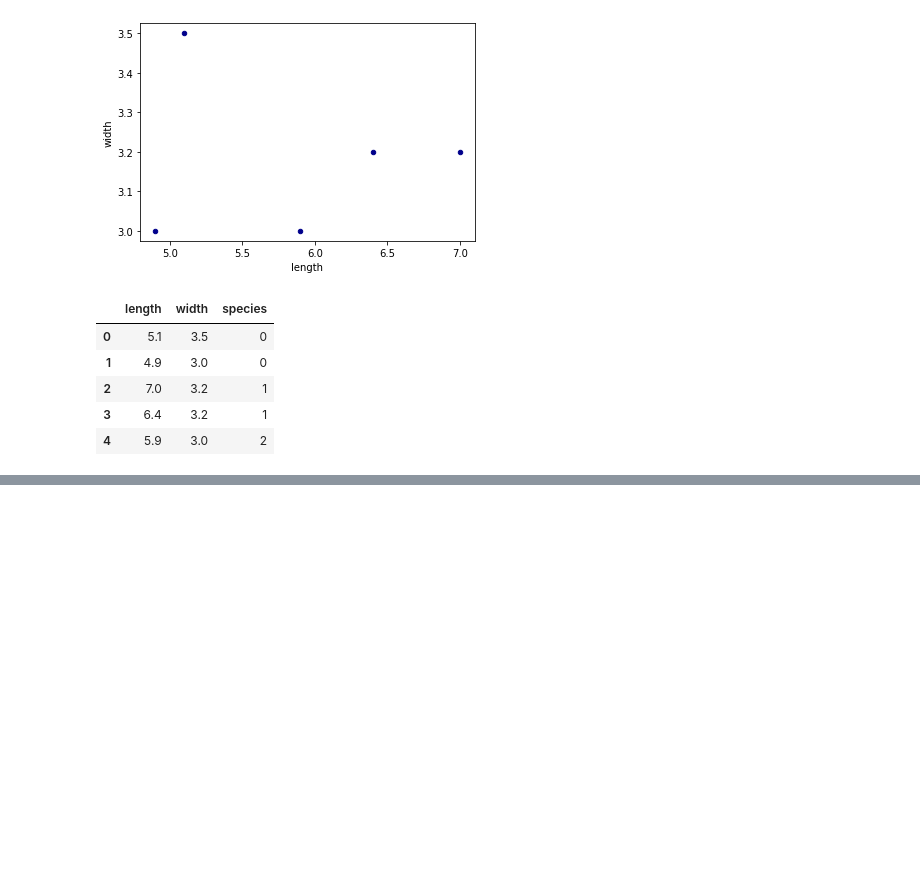
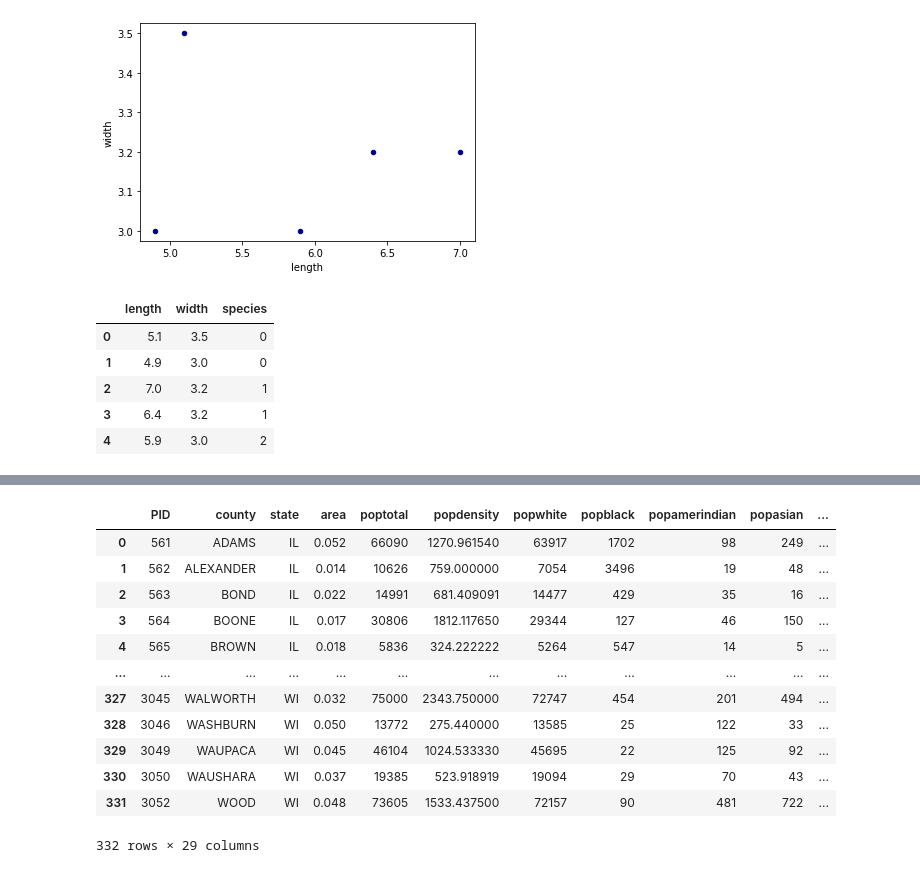
Before and after one commit to fazalpge/Forecast, a Jupyter notebook: pythonProject/test.ipynb, the cells around one changed output, grey strips where cells are left out. Cells and saved outputs as stored; diff of their text form; code cells hidden in the pictures; blank space fills up the shorter version.

```diff
--- a/pythonProject/test.ipynb
+++ b/pythonProject/test.ipynb
@@ -42,0 +84,16 @@ df
+# %%
+midwest
+# %% [output]
+|  | PID | county | state | area | poptotal | popdensity | popwhite | popblack | popamerindian | popasian | ... |
+| 0 | 561 | ADAMS | IL | 0.052 | 66090 | 1270.961540 | 63917 | 1702 | 98 | 249 | ... |
+| 1 | 562 | ALEXANDER | IL | 0.014 | 10626 | 759.000000 | 7054 | 3496 | 19 | 48 | ... |
+| 2 | 563 | BOND | IL | 0.022 | 14991 | 681.409091 | 14477 | 429 | 35 | 16 | ... |
+| 3 | 564 | BOONE | IL | 0.017 | 30806 | 1812.117650 | 29344 | 127 | 46 | 150 | ... |
+| 4 | 565 | BROWN | IL | 0.018 | 5836 | 324.222222 | 5264 | 547 | 14 | 5 | ... |
+| ... | ... | ... | ... | ... | ... | ... | ... | ... | ... | ... | ... |
+| 327 | 3045 | WALWORTH | WI | 0.032 | 75000 | 2343.750000 | 72747 | 454 | 201 | 494 | ... |
+| 328 | 3046 | WASHBURN | WI | 0.050 | 13772 | 275.440000 | 13585 | 25 | 122 | 33 | ... |
+| 329 | 3049 | WAUPACA | WI | 0.045 | 46104 | 1024.533330 | 45695 | 22 | 125 | 92 | ... |
+| 330 | 3050 | WAUSHARA | WI | 0.037 | 19385 | 523.918919 | 19094 | 29 | 70 | 43 | ... |
+| 331 | 3052 | WOOD | WI | 0.048 | 73605 | 1533.437500 | 72157 | 90 | 481 | 722 | ... |
+332 rows × 29 columns
```
Also changed, not shown: parts of 1 cell of this notebook, 2 other files.
